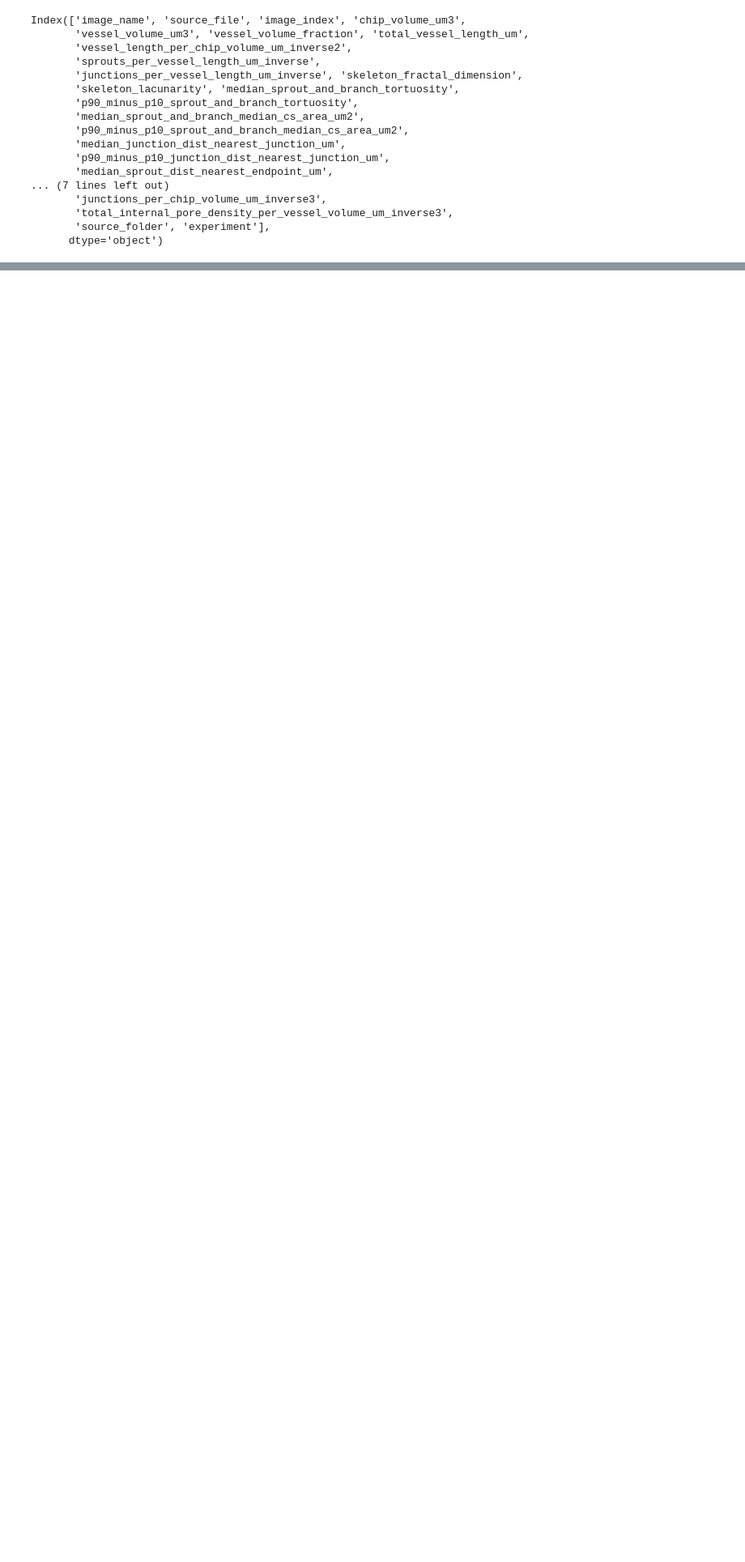
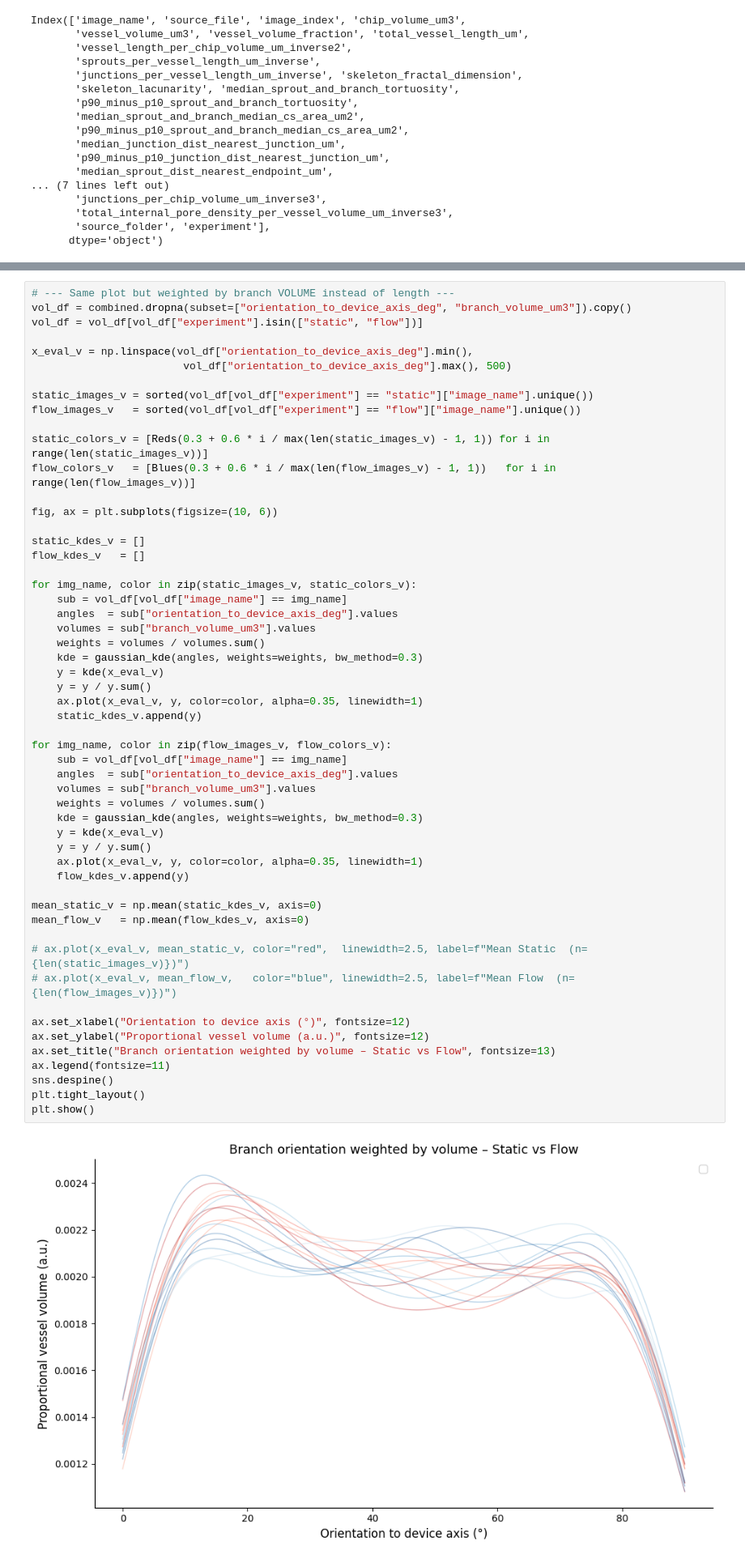
Before and after one commit to isobelth/vascumap, a Jupyter notebook: plotting_outputs.ipynb, the cells around one changed output, grey strips where cells are left out. Shown at 81% size. Drawn from its saved outputs; the diff is of its cells as text; blank space fills up the shorter version.

```diff
--- a/plotting_outputs.ipynb
+++ b/plotting_outputs.ipynb
@@ -150,0 +310,56 @@ Index(['image_name', 'source_file', 'image_index', 'chip_volume_um3',
+# %%
+# --- Same plot but weighted by branch VOLUME instead of length ---
+vol_df = combined.dropna(subset=["orientation_to_device_axis_deg", "branch_volume_um3"]).copy()
+vol_df = vol_df[vol_df["experiment"].isin(["static", "flow"])]
+
+x_eval_v = np.linspace(vol_df["orientation_to_device_axis_deg"].min(),
+                        vol_df["orientation_to_device_axis_deg"].max(), 500)
+
+static_images_v = sorted(vol_df[vol_df["experiment"] == "static"]["image_name"].unique())
+flow_images_v   = sorted(vol_df[vol_df["experiment"] == "flow"]["image_name"].unique())
+
+static_colors_v = [Reds(0.3 + 0.6 * i / max(len(static_images_v) - 1, 1)) for i in range(len(static_images_v))]
+flow_colors_v   = [Blues(0.3 + 0.6 * i / max(len(flow_images_v) - 1, 1))   for i in range(len(flow_images_v))]
+
+fig, ax = plt.subplots(figsize=(10, 6))
+
+static_kdes_v = []
+flow_kdes_v   = []
+
+for img_name, color in zip(static_images_v, static_colors_v):
+    sub = vol_df[vol_df["image_name"] == img_name]
+    angles  = sub["orientation_to_device_axis_deg"].values
+    volumes = sub["branch_volume_um3"].values
+    weights = volumes / volumes.sum()
+    kde = gaussian_kde(angles, weights=weights, bw_method=0.3)
+    y = kde(x_eval_v)
+    y = y / y.sum()
+    ax.plot(x_eval_v, y, color=color, alpha=0.35, linewidth=1)
+    static_kdes_v.append(y)
+
+for img_name, color in zip(flow_images_v, flow_colors_v):
+    sub = vol_df[vol_df["image_name"] == img_name]
+    angles  = sub["orientation_to_device_axis_deg"].values
+    volumes = sub["branch_volume_um3"].values
+    weights = volumes / volumes.sum()
+    kde = gaussian_kde(angles, weights=weights, bw_method=0.3)
+    y = kde(x_eval_v)
+    y = y / y.sum()
+    ax.plot(x_eval_v, y, color=color, alpha=0.35, linewidth=1)
+    flow_kdes_v.append(y)
+
+mean_static_v = np.mean(static_kdes_v, axis=0)
+mean_flow_v   = np.mean(flow_kdes_v, axis=0)
+
+# ax.plot(x_eval_v, mean_static_v, color="red",  linewidth=2.5, label=f"Mean Static  (n={len(static_images_v)})")
+# ax.plot(x_eval_v, mean_flow_v,   color="blue", linewidth=2.5, label=f"Mean Flow  (n={len(flow_images_v)})")
+
+ax.set_xlabel("Orientation to device axis (°)", fontsize=12)
+ax.set_ylabel("Proportional vessel volume (a.u.)", fontsize=12)
+ax.set_title("Branch orientation weighted by volume – Static vs Flow", fontsize=13)
+ax.legend(fontsize=11)
+sns.despine()
+plt.tight_layout()
+plt.show()
+# %% [output]
+[figure, added]
```
Also changed, not shown: parts of 13 cells of this notebook, 3 other files.
